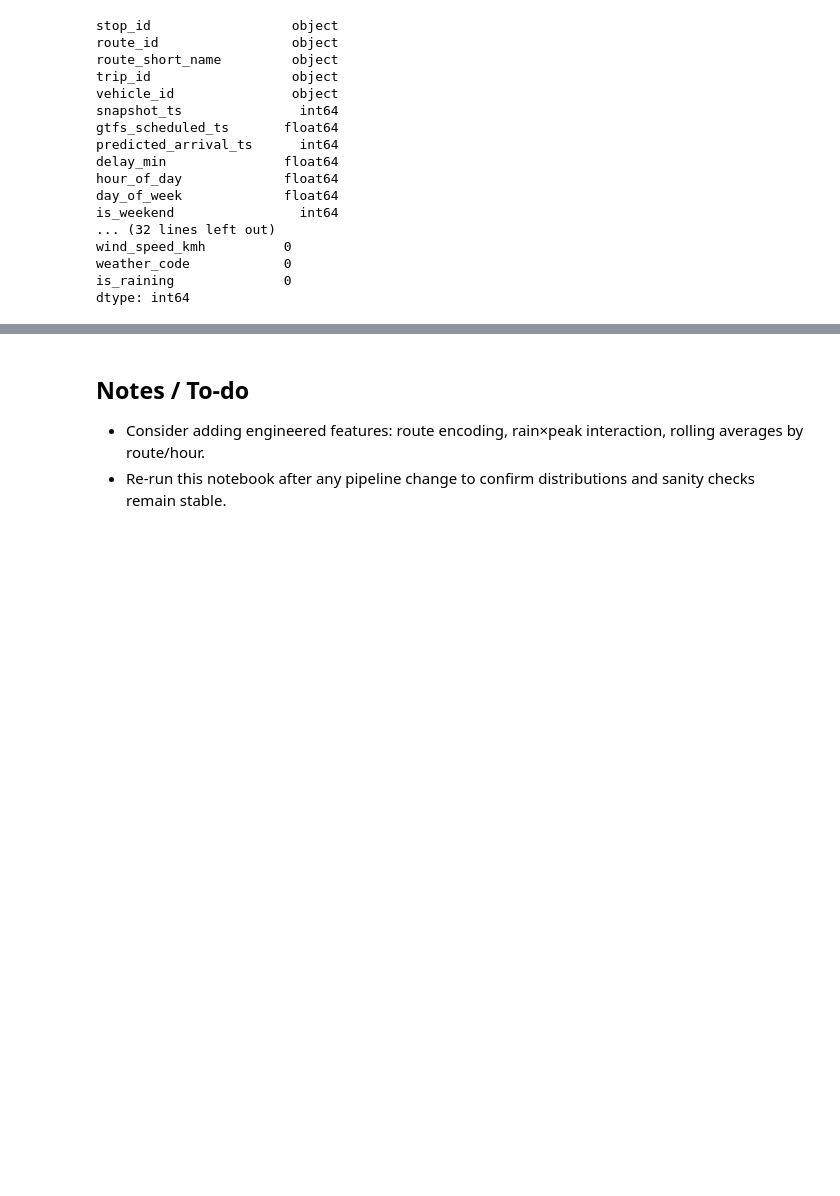
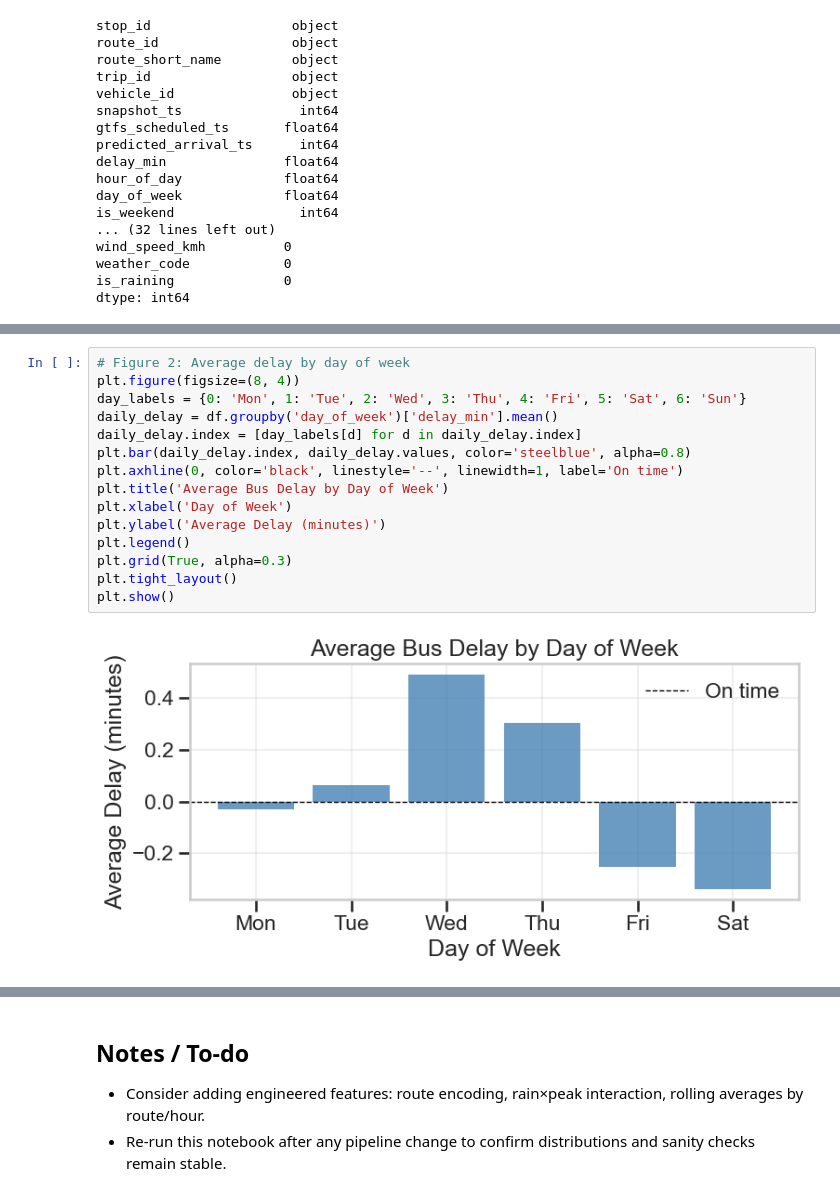
Before and after one commit to yjkim717/ml-seattle-bus-delay, a Jupyter notebook: notebooks/01_eda.ipynb, the cells around one changed output, grey strips where cells are left out. Drawn from its saved outputs; the diff is of its cells as text; blank space fills up the shorter version.

```diff
--- a/notebooks/01_eda.ipynb
+++ b/notebooks/01_eda.ipynb
@@ -174 +187,18 @@ plt.show()
+# %%
+# Figure 2: Average delay by day of week
+plt.figure(figsize=(8, 4))
+day_labels = {0: 'Mon', 1: 'Tue', 2: 'Wed', 3: 'Thu', 4: 'Fri', 5: 'Sat', 6: 'Sun'}
+daily_delay = df.groupby('day_of_week')['delay_min'].mean()
+daily_delay.index = [day_labels[d] for d in daily_delay.index]
+plt.bar(daily_delay.index, daily_delay.values, color='steelblue', alpha=0.8)
+plt.axhline(0, color='black', linestyle='--', linewidth=1, label='On time')
+plt.title('Average Bus Delay by Day of Week')
+plt.xlabel('Day of Week')
+plt.ylabel('Average Delay (minutes)')
+plt.legend()
+plt.grid(True, alpha=0.3)
+plt.tight_layout()
+plt.show()
+# %% [output]
+[figure, added]
 # %%
```
Also changed, not shown: parts of 7 cells of this notebook, 2 other files.
